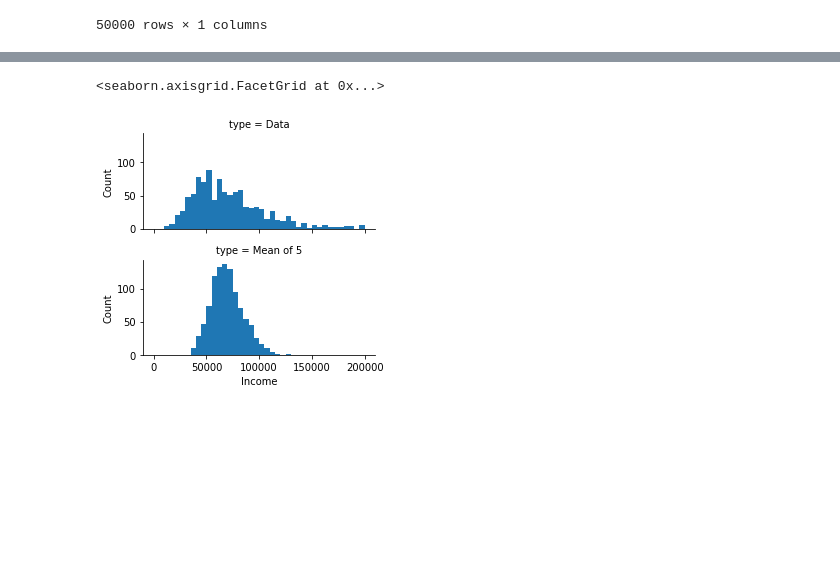
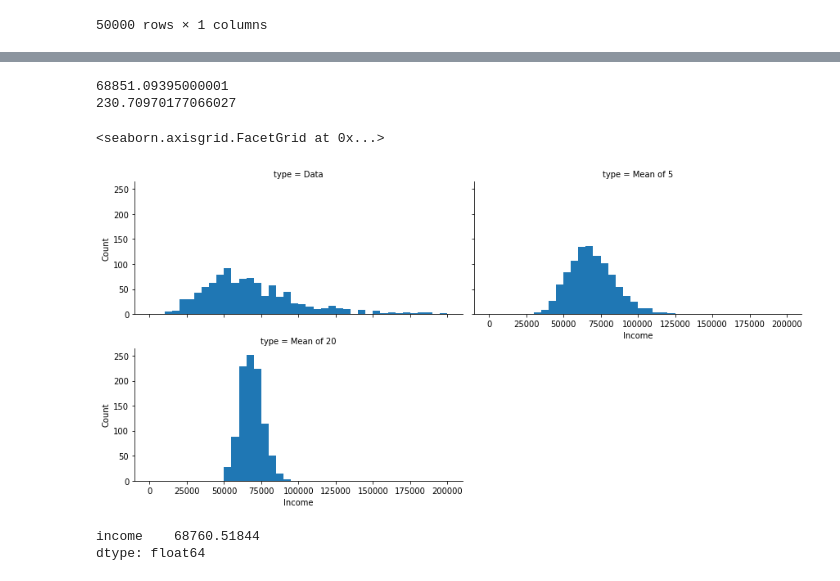
Before and after one commit to tzuzulcode/data_science_enero2022, a Jupyter notebook: Statistics/Distribuciones de datos y muestras/MuestraEstadistica.ipynb, the cells around one changed output, grey strips where cells are left out. Cells and saved outputs as stored; diff of their text form; code cells hidden in the pictures; blank space fills up the shorter version.

```diff
--- a/Statistics/Distribuciones de datos y muestras/MuestraEstadistica.ipynb
+++ b/Statistics/Distribuciones de datos y muestras/MuestraEstadistica.ipynb
@@ -61,10 +61,29 @@ sample_mean_5
 1000 rows × 2 columns
+# %%
+data = pd.Series([sample_data.income.sample(20).mean() for _ in range(1000)])
+sample_mean_20 = pd.DataFrame({
+    'income':data,
+    'type':"Mean of 20"
+})
+
+es = data.std()/(1000**0.5)
+
+print(data.mean())
+print(es)
+# %% [output]
+68851.09395000001
+230.70970177066027
 # %%
-results = pd.concat([sample,sample_mean_5])
-g = sns.FacetGrid(results,col="type",col_wrap=1,height=2,aspect=2)
+results = pd.concat([sample,sample_mean_5,sample_mean_20])
+g = sns.FacetGrid(results,col="type",col_wrap=2,height=3,aspect=2)
 g.map(plt.hist,"income",range=[0,200000],bins=40)
 g.set_axis_labels("Income","Count")
 #g.set_titles("")
 # %% [output]
 <seaborn.axisgrid.FacetGrid at 0x...>
-[figure, old version]
+[figure, new version]
+# %%
+sample_data.mean()
+# %% [output]
+income    68760.51844
+dtype: float64
```
Also changed, not shown: parts of 22 cells of this notebook, 1 other file.
